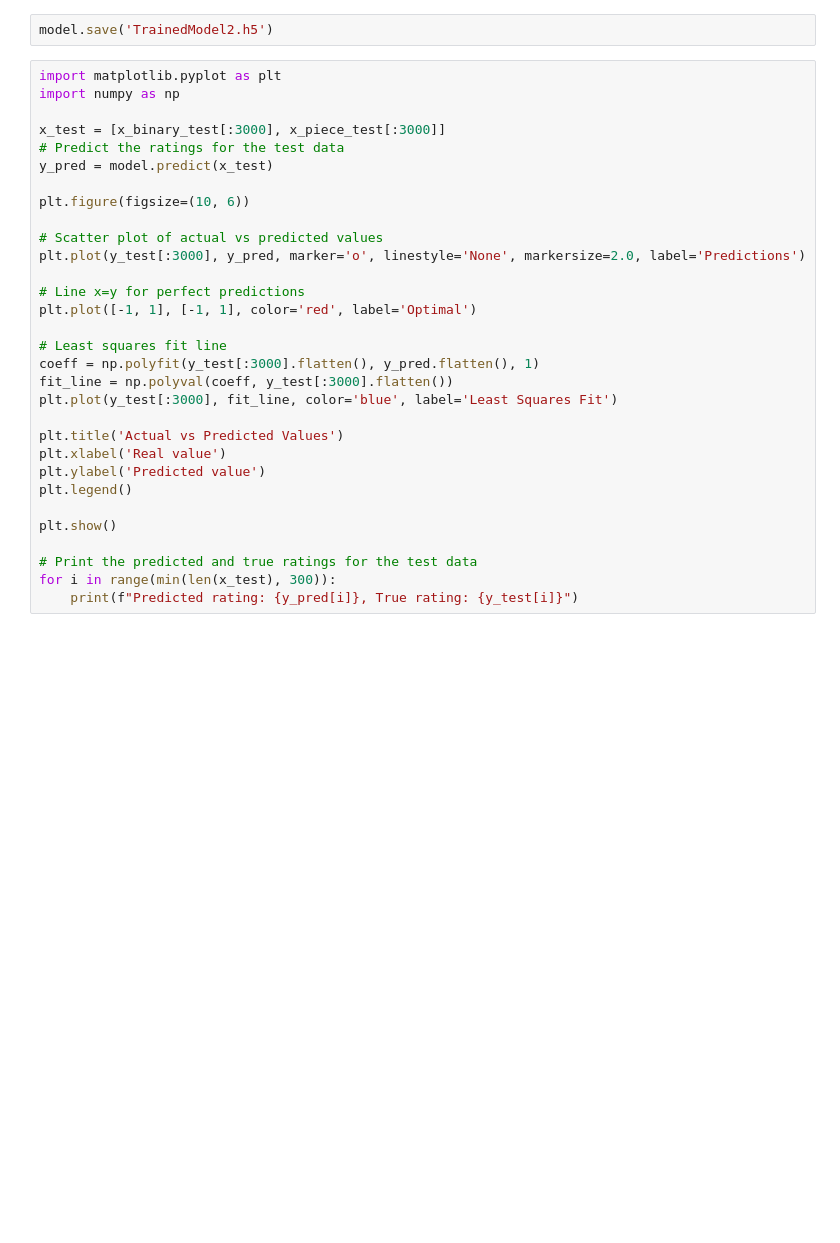
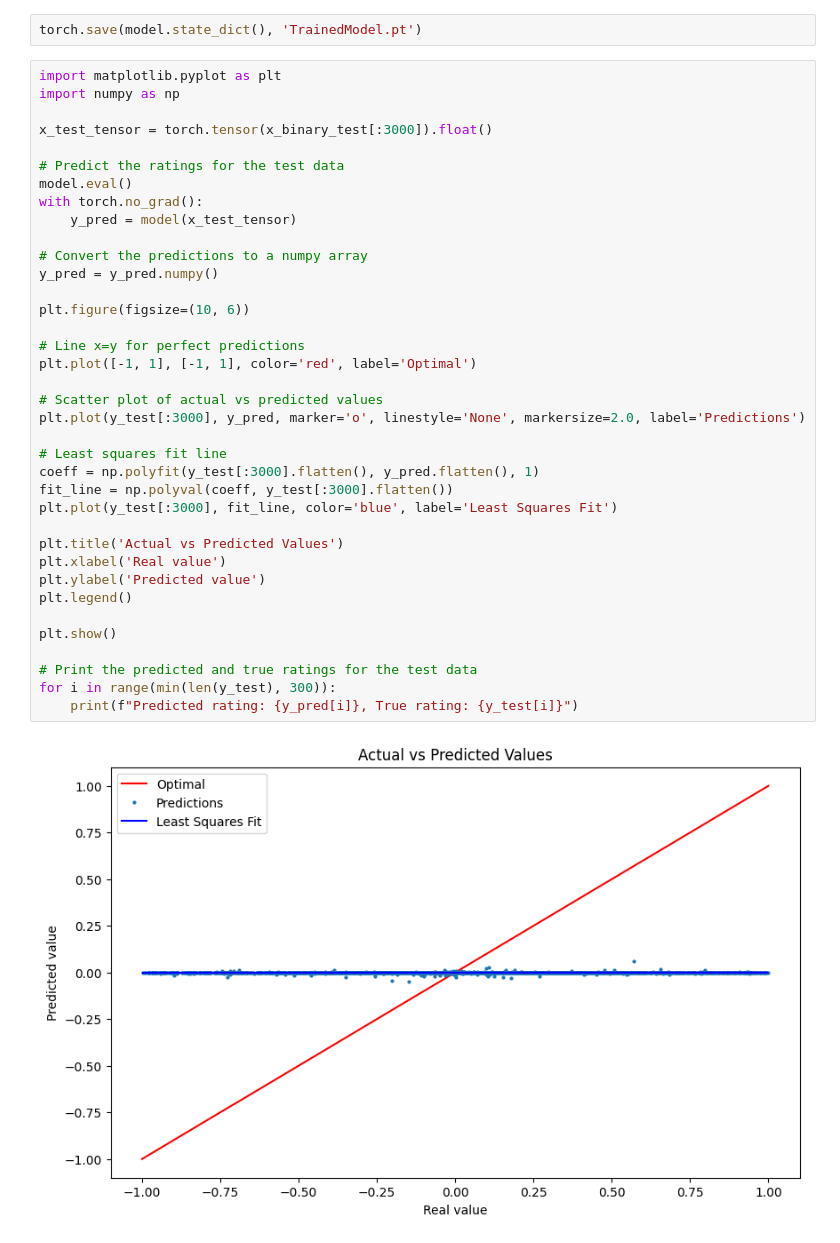
Before and after one commit to TheodorBeskow/ChessAI, a Jupyter notebook: AI/EvaluateModel.ipynb, the cells around one changed output. Saved outputs shown, nothing was run; the diff lists cells and outputs as text; blank space fills up the shorter version.

```diff
--- a/AI/EvaluateModel.ipynb
+++ b/AI/EvaluateModel.ipynb
@@ -184,34 +208,41 @@ plt.show()
-# %%
-model.save('TrainedModel2.h5')
+# %%
+torch.save(model.state_dict(), 'TrainedModel.pt')
 # %%
 import matplotlib.pyplot as plt
 import numpy as np
 
-x_test = [x_binary_test[:3000], x_piece_test[:3000]]
+x_test_tensor = torch.tensor(x_binary_test[:3000]).float()
+
 # Predict the ratings for the test data
-y_pred = model.predict(x_test)
+model.eval()
+with torch.no_grad():
+    y_pred = model(x_test_tensor)
+
+# Convert the predictions to a numpy array
+y_pred = y_pred.numpy()
 
 plt.figure(figsize=(10, 6))
 
+# Line x=y for perfect predictions
+plt.plot([-1, 1], [-1, 1], color='red', label='Optimal')
+
 # Scatter plot of actual vs predicted values
 plt.plot(y_test[:3000], y_pred, marker='o', linestyle='None', markersize=2.0, label='Predictions')
-
-# Line x=y for perfect predictions
-plt.plot([-1, 1], [-1, 1], color='red', label='Optimal')
 
 # Least squares fit line
 coeff = np.polyfit(y_test[:3000].flatten(), y_pred.flatten(), 1)
 fit_line = np.polyval(coeff, y_test[:3000].flatten())
 plt.plot(y_test[:3000], fit_line, color='blue', label='Least Squares Fit')
 
 plt.title('Actual vs Predicted Values')
 plt.xlabel('Real value')
 plt.ylabel('Predicted value')
 plt.legend()
 
 plt.show()
 
 # Print the predicted and true ratings for the test data
-for i in range(min(len(x_test), 300)):
+for i in range(min(len(y_test), 300)):
     print(f"Predicted rating: {y_pred[i]}, True rating: {y_test[i]}")
 # %% [output]
+[figure, added]
```
Also changed, not shown: parts of 16 cells of this notebook, 12 other files.
